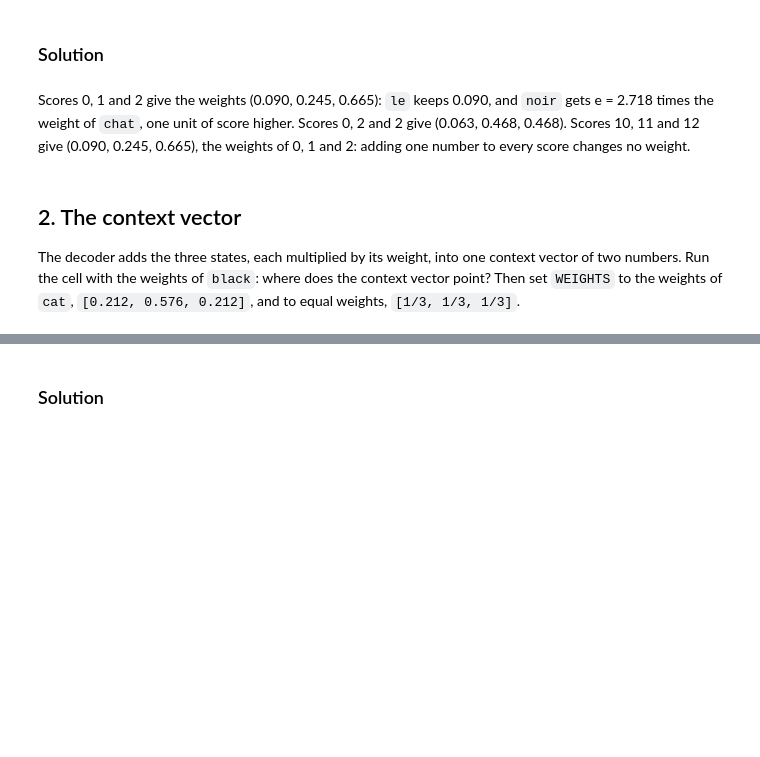
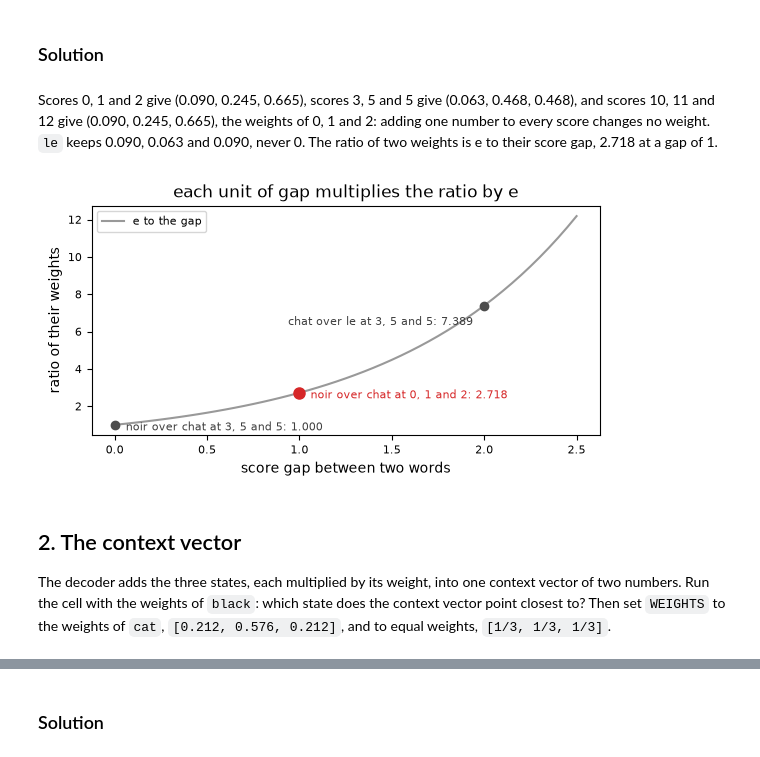
Before and after one commit to josterri/predicting-the-next-words-notebooks, a Jupyter notebook: ch06-concepts_workbook.ipynb, the cells around one changed output, grey strips where cells are left out. Drawn from its saved outputs; the diff is of its cells as text; code cells hidden in the pictures; blank space fills up the shorter version.

```diff
--- a/ch06-concepts_workbook.ipynb
+++ b/ch06-concepts_workbook.ipynb
@@ -117,19 +209,18 @@ e to each score: 1.000, 2.718, 7.389; sum 11.107
 # %% [markdown]
 ### Solution
 # %%
-w, w2, w3 = softmax(np.array([0, 1, 2])), softmax(np.array([0, 2, 2])), softmax(np.array([10, 11, 12]))
-display(Markdown(f"Scores 0, 1 and 2 give the weights {fmt(w)}: `le` keeps {w[0]:.3f}, and `noir` gets e = {w[2] / w[1]:.3f} times "
-                 f"the weight of `chat`, one unit of score higher. Scores 0, 2 and 2 give {fmt(w2)}. Scores 10, 11 and 12 give "
-                 f"{fmt(w3)}, the weights of 0, 1 and 2: adding one number to every score changes no weight."))
+answer_gaps([0, 1, 2], [3, 5, 5], [10, 11, 12])
 # %% [output]
-Scores 0, 1 and 2 give the weights (0.090, 0.245, 0.665): `le` keeps 0.090, and `noir` gets e = 2.718 times the weight of `chat`, one unit of score higher. Scores 0, 2 and 2 give (0.063, 0.468, 0.468). Scores 10, 11 and 12 give (0.090, 0.245, 0.665), the weights of 0, 1 and 2: adding one number to every score changes no weight.
+Scores 0, 1 and 2 give (0.090, 0.245, 0.665), scores 3, 5 and 5 give (0.063, 0.468, 0.468), and scores 10, 11 and 12 give (0.090, 0.245, 0.665), the weights of 0, 1 and 2: adding one number to every score changes no weight. `le` keeps 0.090, 0.063 and 0.090, never 0. The ratio of two weights is e to their score gap, 2.718 at a gap of 1.
+[figure, added]
 # %% [markdown]
 ## 2. The context vector
 
 The decoder adds the three states, each multiplied by its weight, into one
 context vector of two numbers. Run the cell with the weights of `black`:
-where does the context vector point? Then set `WEIGHTS` to the weights of
-`cat`, `[0.212, 0.576, 0.212]`, and to equal weights, `[1/3, 1/3, 1/3]`.
+which state does the context vector point closest to? Then set `WEIGHTS` to
+the weights of `cat`, `[0.212, 0.576, 0.212]`, and to equal weights,
+`[1/3, 1/3, 1/3]`.
 # %%
 WEIGHTS = [0.090, 0.245, 0.665]  # le, chat, noir
 context(WEIGHTS)
```
Also changed, not shown: parts of 12 cells of this notebook, 4 other files.
